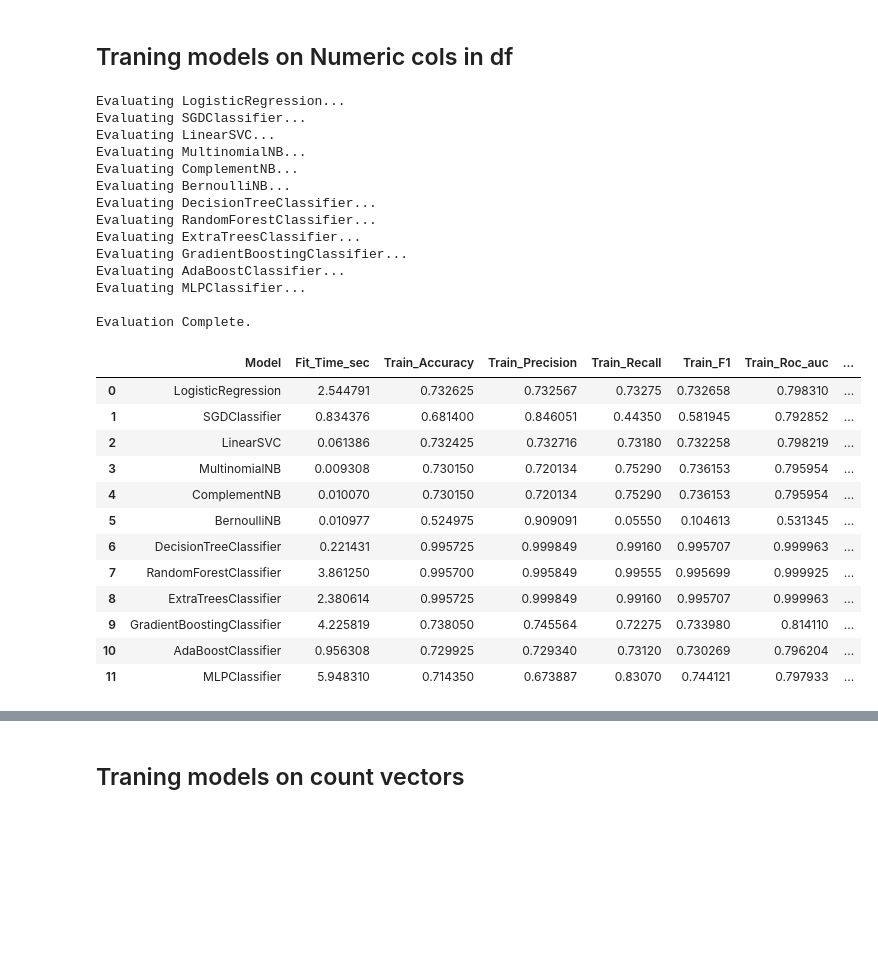
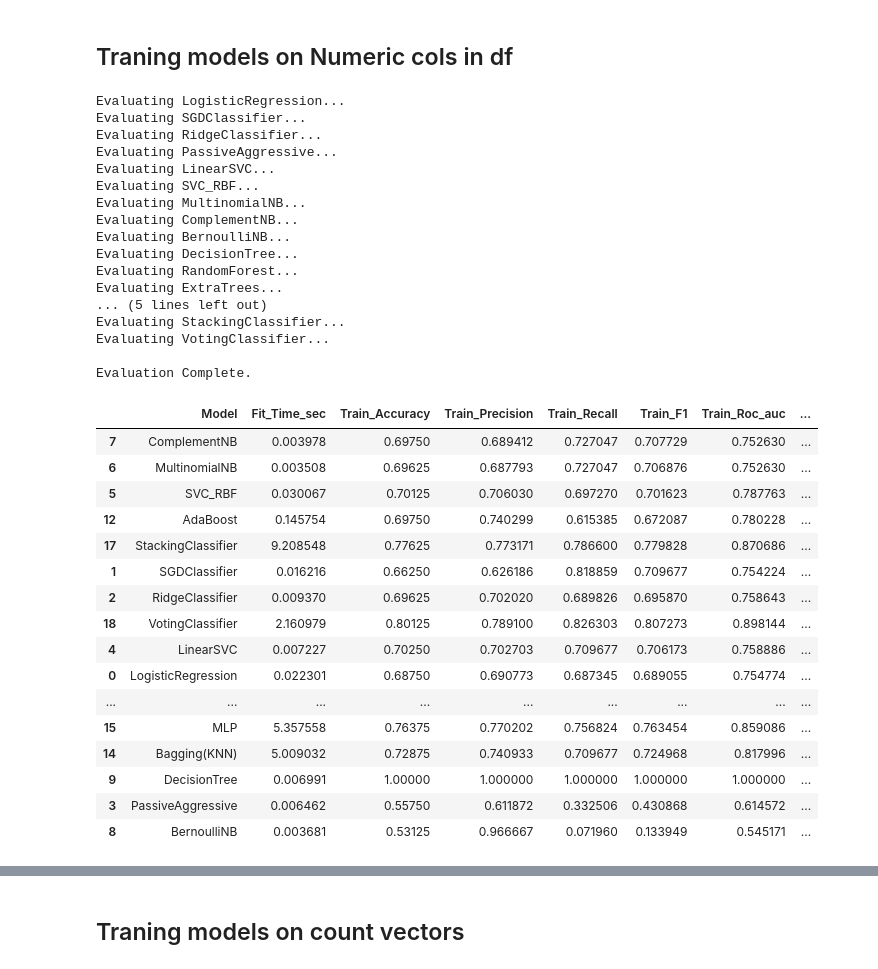
Before and after one commit to Swar028363/sentiment_analysis, a Jupyter notebook: notebooks/04_sentiment_modeling.ipynb, the cells around one changed output, grey strips where cells are left out. Drawn from its saved outputs; the diff is of its cells as text; code cells hidden in the pictures; blank space fills up the shorter version.

Commit message:
added the config support and getting models variables dynamically based on which ones exists

```diff
--- a/notebooks/04_sentiment_modeling.ipynb
+++ b/notebooks/04_sentiment_modeling.ipynb
@@ -31,7 +77,10 @@ from src.models_and_metrics import MODELS, SCORING_METRICS, CV_STRATEGY, copy_mo
 # %% [markdown]
 ## Loading data
 # %%
-df = load_pickle("../data/interim/IMDB_feature_engineered.pkl")
-df.head()
+if "numerical_cols" in EMBEDDINGS_TO_USE:
+    df = load_pickle(DF_PATH).sample(1000)
+    df_X = df[FEATURES]
+    y = df[TARGET]
+    display(df)
 # %% [output]
 |  | review | sentiment | review_charecters_len | review_word_len | has_html | cleaned_review | tokens | ... |
@@ -83,5 +117,4 @@ test_size = 0.2
-# %%
-df_X = df[features]
-y = df[target]
 # %%
-df_X_train, df_X_test, df_y_train, df_y_test = train_test_split(df_X, y, test_size=test_size, stratify=y)
+if TRAIN_WITHOUT_CV and "numerical_cols" in EMBEDDINGS_TO_USE:
+    df_X_train, df_X_test, df_y_train, df_y_test = train_test_split(df_X, y, test_size=TEST_SIZE, stratify=y)
+    display(df_X_train.shape, df_X_test.shape, df_y_train.shape, df_y_test.shape)
@@ -141,42 +172,51 @@ KFold(n_splits=5, random_state=42, shuffle=True)
 # %% [markdown]
 ## Traning models on Numeric cols in df
 # %%
-df_models, df_results = train_and_eval_models(
-    data=(df_X_train, df_X_test, df_y_train, df_y_test),
-    models= copy_models(MODELS, embedding_type='numerical_cols'),
-    scoring_metrics=SCORING_METRICS
-)
-save_data_csv(df_results, "../results/metrics/df_results.csv")
-save_pickle(df_models, "../models/df_models.pkl")
+if TRAIN_WITHOUT_CV and "numerical_cols" in EMBEDDINGS_TO_USE:
+    df_models, df_results = train_and_eval_models(
+        data=(df_X_train, df_X_test, df_y_train, df_y_test),
+        models= copy_models(MODELS, embedding_type='numerical_cols'),
+        scoring_metrics=SCORING_METRICS
+    )
+    save_data_csv(df_results, join_paths(METRICS_SAVE_DIR, "df_results.csv"))
+    save_pickle(df_models, join_paths(MODELS_SAVE_DIR, "df_models.pkl"))
 # %% [output]
 Evaluating LogisticRegression...
 Evaluating SGDClassifier...
+Evaluating RidgeClassifier...
+Evaluating PassiveAggressive...
 Evaluating LinearSVC...
+Evaluating SVC_RBF...
 Evaluating MultinomialNB...
 Evaluating ComplementNB...
 Evaluating BernoulliNB...
-Evaluating DecisionTreeClassifier...
-Evaluating RandomForestClassifier...
-Evaluating ExtraTreesClassifier...
-Evaluating GradientBoostingClassifier...
-Evaluating AdaBoostClassifier...
-Evaluating MLPClassifier...
+Evaluating DecisionTree...
+Evaluating RandomForest...
+Evaluating ExtraTrees...
+... (5 lines left out)
+Evaluating StackingClassifier...
+Evaluating VotingClassifier...
 
 Evaluation Complete.
 # %%
-df_results
+if TRAIN_WITHOUT_CV and "numerical_cols" in EMBEDDINGS_TO_USE:
+    display(df_results.sort_values(by='Test_Accuracy', ascending=False))
 # %% [output]
 |  | Model | Fit_Time_sec | Train_Accuracy | Train_Precision | Train_Recall | Train_F1 | Train_Roc_auc | ... |
-| 0 | LogisticRegression | 2.544791 | 0.732625 | 0.732567 | 0.73275 | 0.732658 | 0.798310 | ... |
-| 1 | SGDClassifier | 0.834376 | 0.681400 | 0.846051 | 0.44350 | 0.581945 | 0.792852 | ... |
-| 2 | LinearSVC | 0.061386 | 0.732425 | 0.732716 | 0.73180 | 0.732258 | 0.798219 | ... |
-| 3 | MultinomialNB | 0.009308 | 0.730150 | 0.720134 | 0.75290 | 0.736153 | 0.795954 | ... |
-| 4 | ComplementNB | 0.010070 | 0.730150 | 0.720134 | 0.75290 | 0.736153 | 0.795954 | ... |
-| 5 | BernoulliNB | 0.010977 | 0.524975 | 0.909091 | 0.05550 | 0.104613 | 0.531345 | ... |
-| 6 | DecisionTreeClassifier | 0.221431 | 0.995725 | 0.999849 | 0.99160 | 0.995707 | 0.999963 | ... |
-| 7 | RandomForestClassifier | 3.861250 | 0.995700 | 0.995849 | 0.99555 | 0.995699 | 0.999925 | ... |
-| 8 | ExtraTreesClassifier | 2.380614 | 0.995725 | 0.999849 | 0.99160 | 0.995707 | 0.999963 | ... |
-| 9 | GradientBoostingClassifier | 4.225819 | 0.738050 | 0.745564 | 0.72275 | 0.733980 | 0.814110 | ... |
-| 10 | AdaBoostClassifier | 0.956308 | 0.729925 | 0.729340 | 0.73120 | 0.730269 | 0.796204 | ... |
-| 11 | MLPClassifier | 5.948310 | 0.714350 | 0.673887 | 0.83070 | 0.744121 | 0.797933 | ... |
+| 7 | ComplementNB | 0.003978 | 0.69750 | 0.689412 | 0.727047 | 0.707729 | 0.752630 | ... |
+| 6 | MultinomialNB | 0.003508 | 0.69625 | 0.687793 | 0.727047 | 0.706876 | 0.752630 | ... |
+| 5 | SVC_RBF | 0.030067 | 0.70125 | 0.706030 | 0.697270 | 0.701623 | 0.787763 | ... |
+| 12 | AdaBoost | 0.145754 | 0.69750 | 0.740299 | 0.615385 | 0.672087 | 0.780228 | ... |
+| 17 | StackingClassifier | 9.208548 | 0.77625 | 0.773171 | 0.786600 | 0.779828 | 0.870686 | ... |
+| 1 | SGDClassifier | 0.016216 | 0.66250 | 0.626186 | 0.818859 | 0.709677 | 0.754224 | ... |
+| 2 | RidgeClassifier | 0.009370 | 0.69625 | 0.702020 | 0.689826 | 0.695870 | 0.758643 | ... |
+| 18 | VotingClassifier | 2.160979 | 0.80125 | 0.789100 | 0.826303 | 0.807273 | 0.898144 | ... |
+| 4 | LinearSVC | 0.007227 | 0.70250 | 0.702703 | 0.709677 | 0.706173 | 0.758886 | ... |
+| 0 | LogisticRegression | 0.022301 | 0.68750 | 0.690773 | 0.687345 | 0.689055 | 0.754774 | ... |
+| ... | ... | ... | ... | ... | ... | ... | ... | ... |
+| 15 | MLP | 5.357558 | 0.76375 | 0.770202 | 0.756824 | 0.763454 | 0.859086 | ... |
+| 14 | Bagging(KNN) | 5.009032 | 0.72875 | 0.740933 | 0.709677 | 0.724968 | 0.817996 | ... |
+| 9 | DecisionTree | 0.006991 | 1.00000 | 1.000000 | 1.000000 | 1.000000 | 1.000000 | ... |
+| 3 | PassiveAggressive | 0.006462 | 0.55750 | 0.611872 | 0.332506 | 0.430868 | 0.614572 | ... |
+| 8 | BernoulliNB | 0.003681 | 0.53125 | 0.966667 | 0.071960 | 0.133949 | 0.545171 | ... |
 # %%
```
Also changed, not shown: parts of 47 cells of this notebook.
